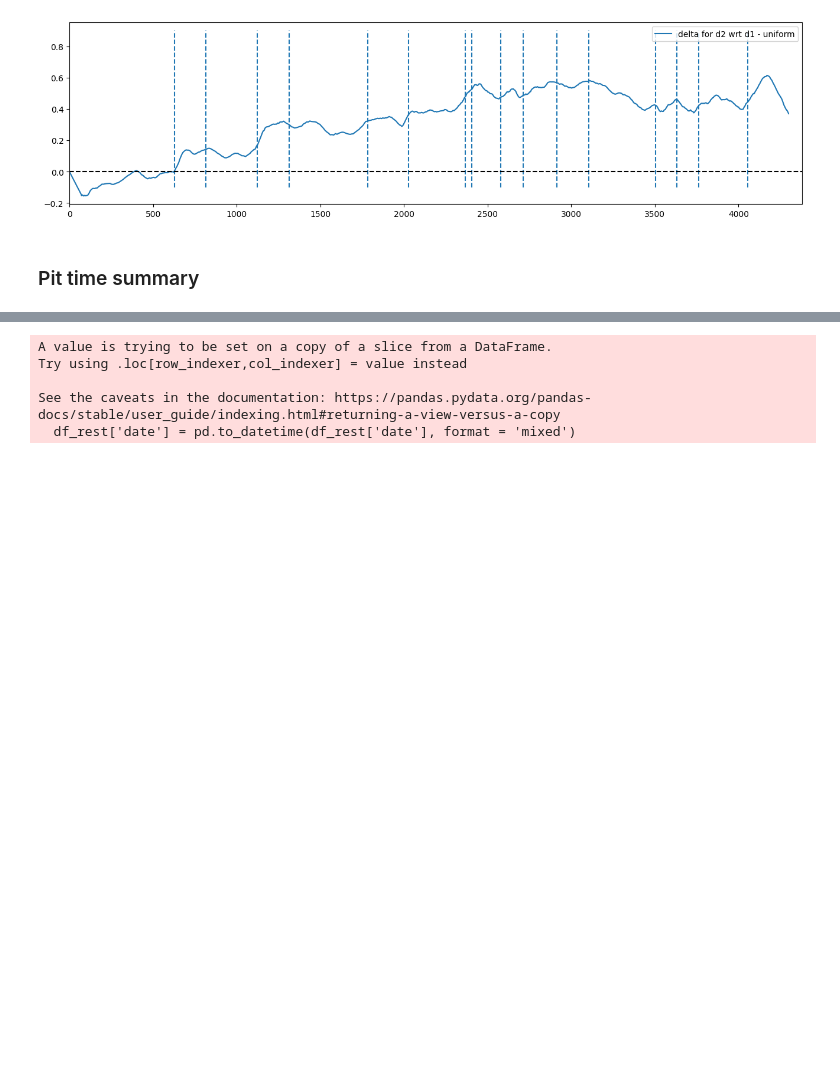
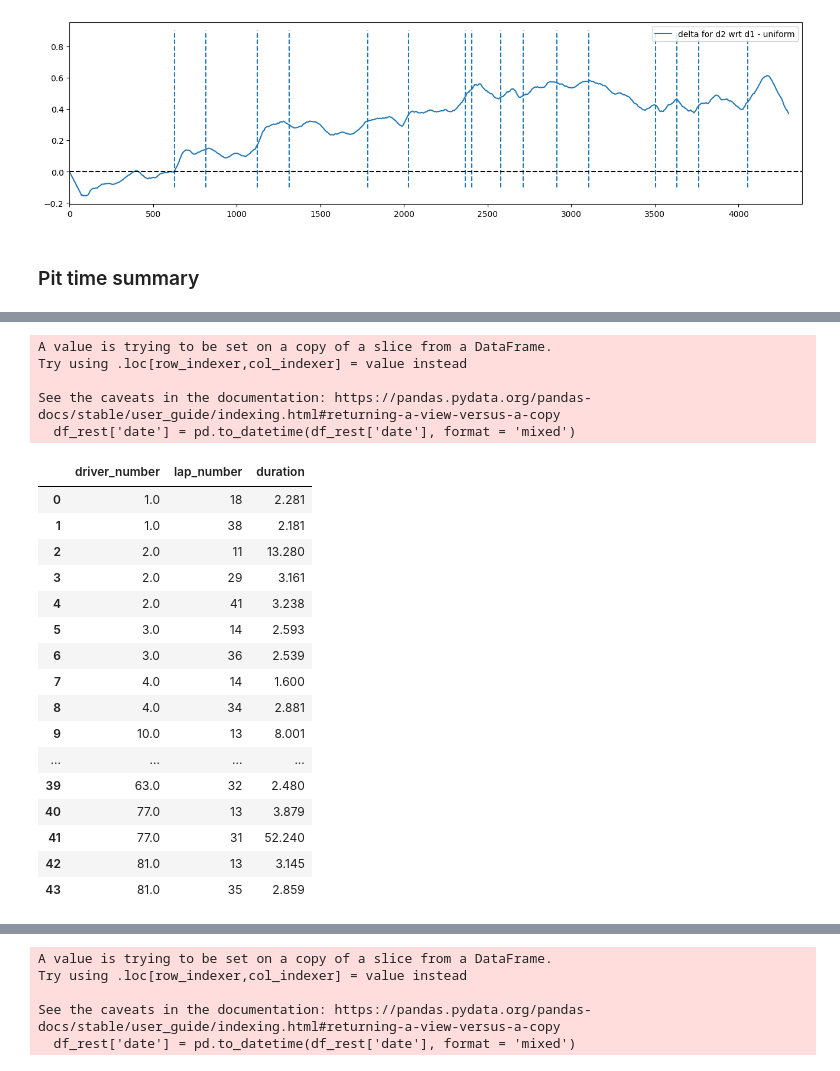
Before and after one commit to gokul-ramesh/f1-live-telemetry, a Jupyter notebook: testing.ipynb, the cells around one changed output, grey strips where cells are left out. Saved outputs shown, nothing was run; the diff lists cells and outputs as text; code cells hidden in the pictures; blank space fills up the shorter version.

```diff
--- a/testing.ipynb
+++ b/testing.ipynb
@@ -284,0 +345,29 @@ pit_limit = 80
+# %%
+df_rest = df[(abs(df.distance_l2) < 500) & (df.speed < 1)]
+df_rest['date'] = pd.to_datetime(df_rest['date'], format = 'mixed')
+df_rest = df_rest.groupby(['driver_number', 'lap_number']).agg(duration = ('date', np.ptp)).reset_index()
+df_rest['duration'] = df_rest['duration'].dt.total_seconds()
+df_rest
+# %% [output]
+A value is trying to be set on a copy of a slice from a DataFrame.
+Try using .loc[row_indexer,col_indexer] = value instead
+
+See the caveats in the documentation: https://pandas.pydata.org/pandas-docs/stable/user_guide/indexing.html#returning-a-view-versus-a-copy
+  df_rest['date'] = pd.to_datetime(df_rest['date'], format = 'mixed')
+|  | driver_number | lap_number | duration |
+| 0 | 1.0 | 18 | 2.281 |
+| 1 | 1.0 | 38 | 2.181 |
+| 2 | 2.0 | 11 | 13.280 |
+| 3 | 2.0 | 29 | 3.161 |
+| 4 | 2.0 | 41 | 3.238 |
+| 5 | 3.0 | 14 | 2.593 |
+| 6 | 3.0 | 36 | 2.539 |
+| 7 | 4.0 | 14 | 1.600 |
+| 8 | 4.0 | 34 | 2.881 |
+| 9 | 10.0 | 13 | 8.001 |
+| ... | ... | ... | ... |
+| 39 | 63.0 | 32 | 2.480 |
+| 40 | 77.0 | 13 | 3.879 |
+| 41 | 77.0 | 31 | 52.240 |
+| 42 | 81.0 | 13 | 3.145 |
+| 43 | 81.0 | 35 | 2.859 |
```
Also changed, not shown: parts of 7 cells of this notebook, 1 other file.
